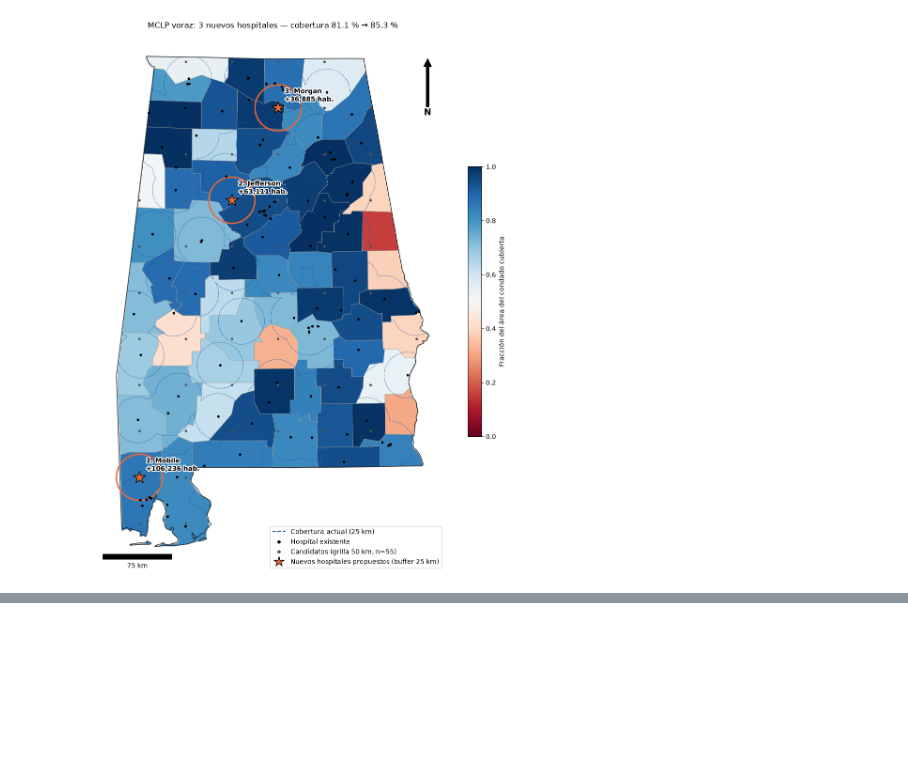
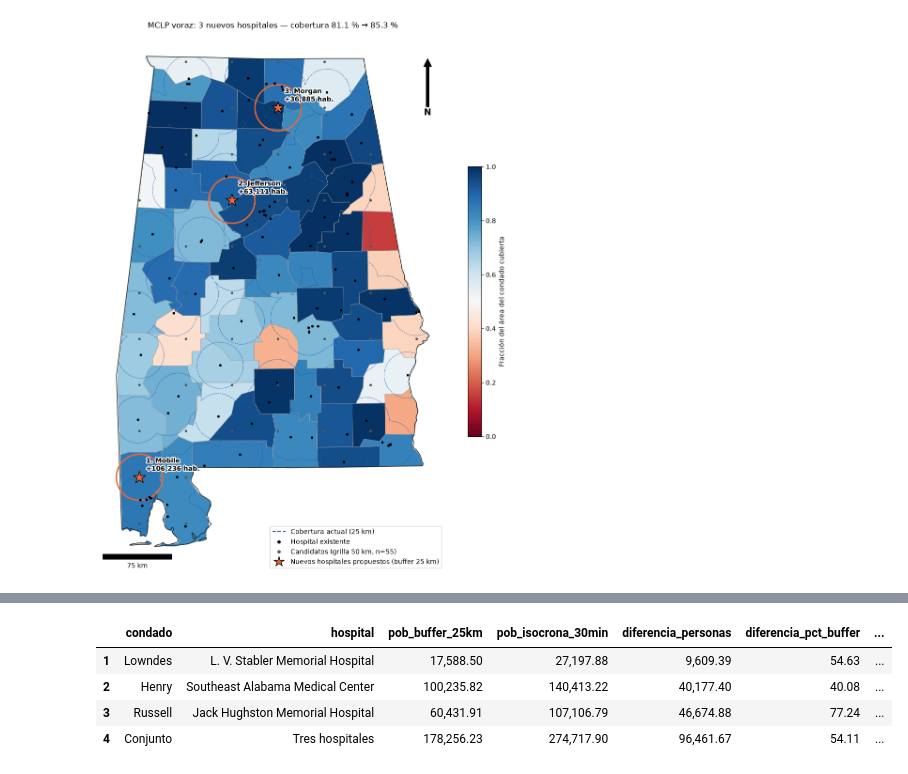
Before and after one commit to Branuvg/lab5_modsim, a Jupyter notebook: lab5.ipynb, the cells around one changed output, grey strips where cells are left out. Saved outputs shown, nothing was run; the diff lists cells and outputs as text; code cells hidden in the pictures; blank space fills up the shorter version.

```diff
--- a/lab5.ipynb
+++ b/lab5.ipynb
@@ -824,0 +1002,47 @@ plt.show()
+# %%
+def estimated_population(geom):
+    fractions = (cty_p.geometry.intersection(geom).area / cty_p.area).clip(0, 1)
+    return float((cty_p["poblacion"] * fractions).sum())
+
+
+comparison_rows = []
+for i, hospital in hosp_iso.iterrows():
+    buffer_geom = hospital.geometry.buffer(25_000).intersection(state_poly)
+    pop_buffer = estimated_population(buffer_geom)
+    pop_iso = estimated_population(isochrones[i])
+    comparison_rows.append({
+        "condado": hospital["condado_vulnerable"],
+        "hospital": hospital["nombre"].title(),
+        "pob_buffer_25km": pop_buffer,
+        "pob_isocrona_30min": pop_iso,
+        "diferencia_personas": pop_iso - pop_buffer,
+        "diferencia_pct_buffer": 100 * (pop_iso - pop_buffer) / pop_buffer,
+    })
+
+buffer_union = unary_union(hosp_iso.geometry.buffer(25_000).values).intersection(state_poly)
+iso_union = unary_union(isochrones).intersection(state_poly)
+pop_buffer_union = estimated_population(buffer_union)
+pop_iso_union = estimated_population(iso_union)
+comparison_rows.append({
+    "condado": "Conjunto",
+    "hospital": "Tres hospitales",
+    "pob_buffer_25km": pop_buffer_union,
+    "pob_isocrona_30min": pop_iso_union,
+    "diferencia_personas": pop_iso_union - pop_buffer_union,
+    "diferencia_pct_buffer": 100 * (pop_iso_union - pop_buffer_union) / pop_buffer_union,
+})
+
+iso_comparison = pd.DataFrame(comparison_rows)
+iso_comparison["pct_estado_buffer"] = 100 * iso_comparison["pob_buffer_25km"] / P_TOTAL
+iso_comparison["pct_estado_isocrona"] = 100 * iso_comparison["pob_isocrona_30min"] / P_TOTAL
+iso_comparison["diferencia_pp_estado"] = (
+    iso_comparison["pct_estado_isocrona"] - iso_comparison["pct_estado_buffer"]
+)
+iso_comparison.index += 1
+iso_comparison
+# %% [output]
+|  | condado | hospital | pob_buffer_25km | pob_isocrona_30min | diferencia_personas | diferencia_pct_buffer | ... |
+| 1 | Lowndes | L. V. Stabler Memorial Hospital | 17,588.50 | 27,197.88 | 9,609.39 | 54.63 | ... |
+| 2 | Henry | Southeast Alabama Medical Center | 100,235.82 | 140,413.22 | 40,177.40 | 40.08 | ... |
+| 3 | Russell | Jack Hughston Memorial Hospital | 60,431.91 | 107,106.79 | 46,674.88 | 77.24 | ... |
+| 4 | Conjunto | Tres hospitales | 178,256.23 | 274,717.90 | 96,461.67 | 54.11 | ... |
```
Also changed, not shown: parts of 7 cells of this notebook, 1 other file.
